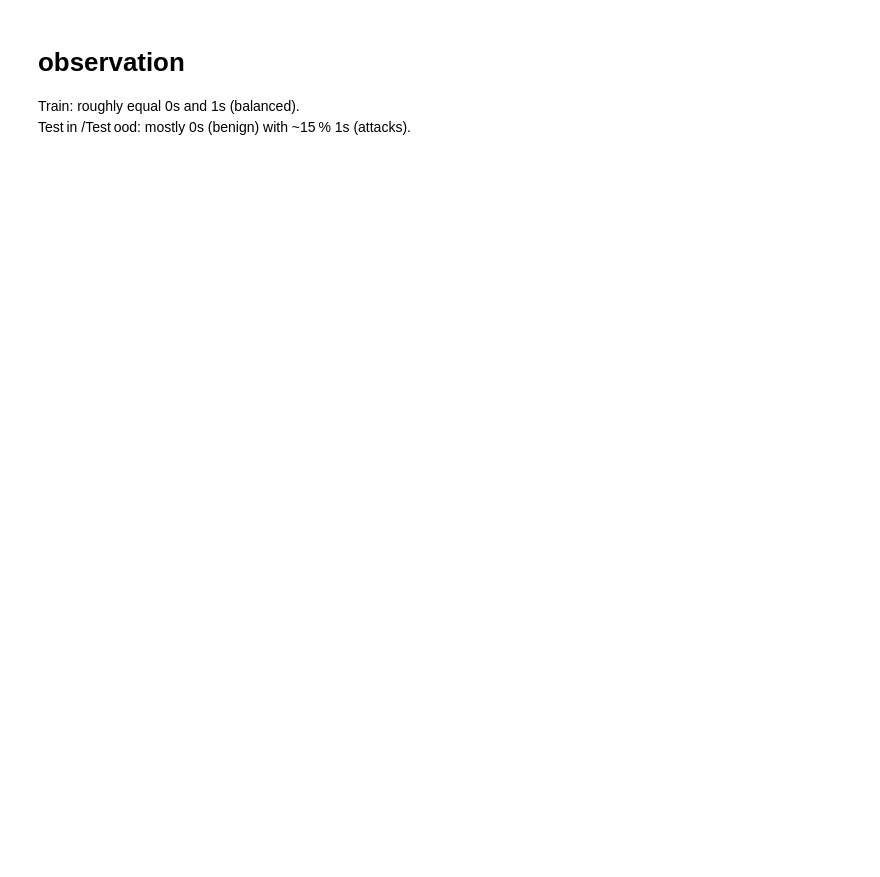
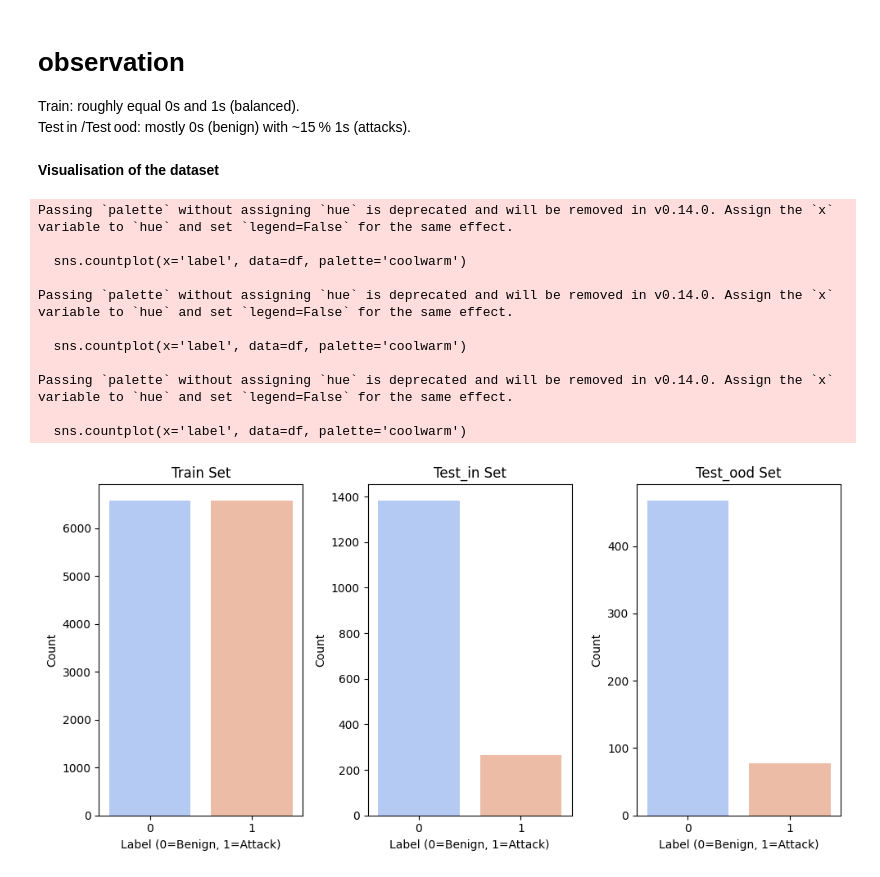
Before and after one commit to codietg/Guardrail_Major_Project, a Jupyter notebook: Notebooks/01_data.ipynb, the cells around one changed output. Cells and saved outputs as stored; diff of their text form; code cells hidden in the pictures; blank space fills up the shorter version.

```diff
--- a/Notebooks/01_data.ipynb
+++ b/Notebooks/01_data.ipynb
@@ -230,3 +214,5 @@ Name: count, dtype: int64
 # **observation**
 Train: roughly equal 0s and 1s (balanced).\
 Test in /Test ood: mostly 0s (benign) with ~15 % 1s (attacks).
+# %% [markdown]
+**Visualisation of the dataset**
@@ -232,0 +222,30 @@ Test in /Test ood: mostly 0s (benign) with ~15 % 1s (attacks).
+# %%
+train_df = pd.DataFrame(train_data)
+test_in_df = pd.DataFrame(test_in_data)
+test_ood_df = pd.DataFrame(test_ood_data)
+# %%
+datasets = {'Train': train_df, 'Test_in': test_in_df, 'Test_ood': test_ood_df}
+plt.figure(figsize=(10,5))
+
+for i, (name, df) in enumerate(datasets.items(), 1):
+    plt.subplot(1,3,i)
+    sns.countplot(x='label', data=df, palette='coolwarm')
+    plt.title(f'{name} Set')
+    plt.xlabel('Label (0=Benign, 1=Attack)')
+    plt.ylabel('Count')
+
+plt.tight_layout()
+plt.show()
+# %% [output]
+Passing `palette` without assigning `hue` is deprecated and will be removed in v0.14.0. Assign the `x` variable to `hue` and set `legend=False` for the same effect.
+
+  sns.countplot(x='label', data=df, palette='coolwarm')
+
+Passing `palette` without assigning `hue` is deprecated and will be removed in v0.14.0. Assign the `x` variable to `hue` and set `legend=False` for the same effect.
+
+  sns.countplot(x='label', data=df, palette='coolwarm')
+
+Passing `palette` without assigning `hue` is deprecated and will be removed in v0.14.0. Assign the `x` variable to `hue` and set `legend=False` for the same effect.
+
+  sns.countplot(x='label', data=df, palette='coolwarm')
+[figure, added]
```
Also changed, not shown: parts of 5 cells of this notebook.
